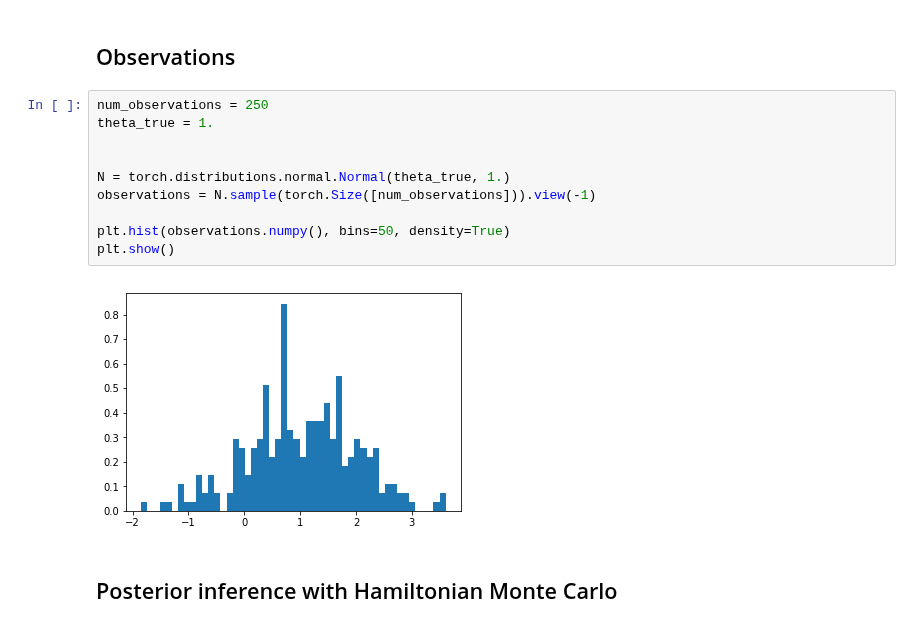
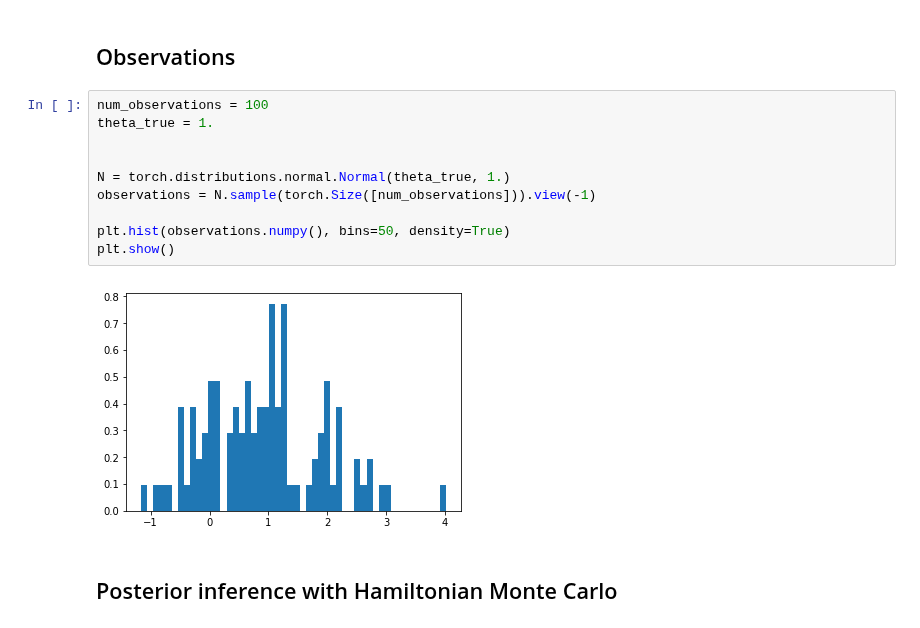
Before and after one commit to montefiore-institute/hypothesis, a Jupyter notebook: examples/hamiltonian_monte_carlo.ipynb, the cells around one changed output. Cells and saved outputs as stored; diff of their text form.

```diff
--- a/examples/hamiltonian_monte_carlo.ipynb
+++ b/examples/hamiltonian_monte_carlo.ipynb
@@ -7,17 +7,17 @@ import matplotlib.pyplot as plt
 # %% [markdown]
 ## Observations
 # %%
-num_observations = 250
+num_observations = 100
 theta_true = 1.
 
 
 N = torch.distributions.normal.Normal(theta_true, 1.)
 observations = N.sample(torch.Size([num_observations])).view(-1)
 
 plt.hist(observations.numpy(), bins=50, density=True)
 plt.show()
 # %% [output]
-[figure, old version]
+[figure, new version]
 # %% [markdown]
 ## Posterior inference with Hamiltonian Monte Carlo
 # %%
```
Also changed, not shown: parts of 12 cells of this notebook, 2 other files.
